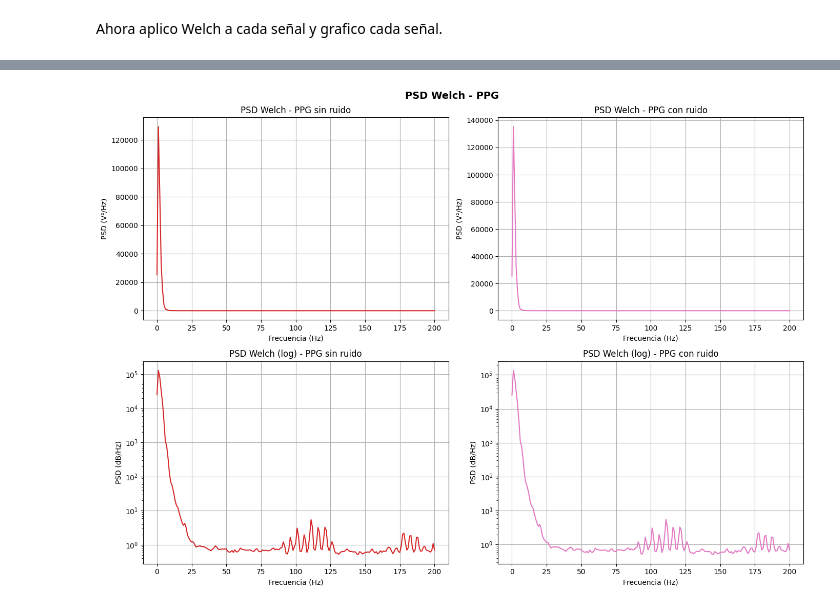
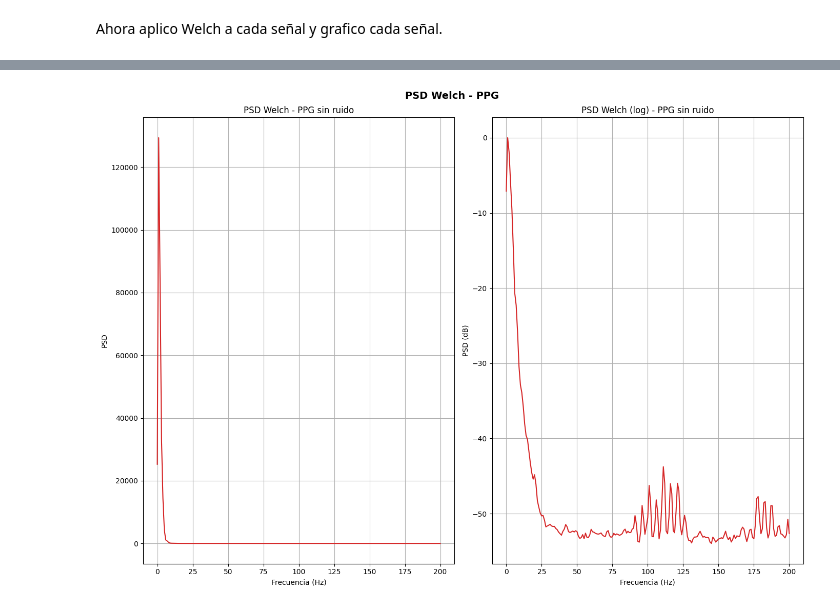
Before and after one commit to AlejoDAlesio/TS, a Jupyter notebook: TS5.ipynb, the cells around one changed output, grey strips where cells are left out. Saved outputs shown, nothing was run; the diff lists cells and outputs as text; code cells hidden in the pictures.

```diff
--- a/TS5.ipynb
+++ b/TS5.ipynb
@@ -116,15 +82,14 @@ Ahora aplico Welch a cada señal y grafico cada señal.
 ################
 # 1) ECG
 #---- Sin Ruido--------
+
 f_ECG, P_ECG = sig.welch(ecg_one_lead, fs_ecg, window='hann', nperseg=fs_ecg, noverlap=(fs_ecg/2), nfft=None, detrend='constant', return_onesided=True, scaling='density', axis=-1, average='mean')
-#---- Con Ruido ------
-f_ECG_r, P_ECG_r = sig.welch(ecg_one_lead_r.flatten(), fs_ecg, window='hann', nperseg=fs_ecg, noverlap=(fs_ecg/2), nfft=None, detrend='constant', return_onesided=True, scaling='density', axis=-1, average='mean')
+
 
 # 2) PPG
 #---- Sin Ruido --------
 f_PPG, P_PPG = sig.welch(ppg, fs_ppg, window='hann', nperseg=fs_ppg, noverlap=(fs_ppg/2), nfft=None, detrend='constant', return_onesided=True, scaling='density', axis=-1, average='mean')
-#---- Con Ruido --------
-f_PPG_r, P_PPG_r = sig.welch(ppg_r.flatten(), fs_ppg, window='hann', nperseg=fs_ppg, noverlap=(fs_ppg/2), nfft=None, detrend='constant', return_onesided=True, scaling='density', axis=-1, average='mean')
+
 
 # 3) Audio
 if len(wav_data.shape) > 1:
@@ -140,35 +105,22 @@ f_audio, P_audio = sig.welch(audio_procesar, fs_audio, window='hann', nperseg=np
 # =====================================================================
 # --- FIGURA 1: ECG - Lineal y Logarítmica ---
 # =====================================================================
-fig1, axes1 = plt.subplots(2, 2, figsize=(14, 10))
+fig1, axes1 = plt.subplots(1, 2, figsize=(14, 10))
 
 # Lineal - Sin ruido
-axes1[0, 0].plot(f_ECG, P_ECG, color='tab:blue')
-axes1[0, 0].set_title('PSD Welch - ECG sin ruido')
-axes1[0, 0].set_xlabel('Frecuencia (Hz)')
-axes1[0, 0].set_ylabel('PSD')
-axes1[0, 0].grid(True)
-
-# Lineal - Con ruido
-axes1[0, 1].plot(f_ECG_r, P_ECG_r, color='tab:cyan')
-axes1[0, 1].set_title('PSD Welch - ECG con ruido')
-axes1[0, 1].set_xlabel('Frecuencia (Hz)')
-axes1[0, 1].set_ylabel('PSD')
-axes1[0, 1].grid(True)
+axes1[0].plot(f_ECG, P_ECG, color='tab:blue')
+axes1[0].set_title('PSD Welch - ECG sin ruido')
+axes1[0].set_xlabel('Frecuencia (Hz)')
+axes1[0].set_ylabel('PSD')
+axes1[0].grid(True)
 
 # Logarítmica - Sin ruido
-axes1[1, 0].semilogy(f_ECG, P_ECG, color='tab:blue')
-axes1[1, 0].set_title('PSD Welch (log) - ECG sin ruido')
-axes1[1, 0].set_xlabel('Frecuencia (Hz)')
-axes1[1, 0].set_ylabel('PSD (dB)')
-axes1[1, 0].grid(True)
+axes1[1].plot(f_ECG, 10*np.log10(P_ECG / P_ECG.max()), color='tab:blue')
+axes1[1].set_title('PSD Welch (log) - ECG sin ruido')
+axes1[1].set_xlabel('Frecuencia (Hz)')
+axes1[1].set_ylabel('PSD (dB)')
+axes1[1].grid(True)
 
-# Logarítmica - Con ruido
-axes1[1, 1].semilogy(f_ECG_r, P_ECG_r, color='tab:cyan')
-axes1[1, 1].set_title('PSD Welch (log) - ECG con ruido')
-axes1[1, 1].set_xlabel('Frecuencia (Hz)')
-axes1[1, 1].set_ylabel('PSD (dB)')
-axes1[1, 1].grid(True)
 
 fig1.suptitle('PSD Welch - ECG', fontsize=14, fontweight='bold')
 plt.tight_layout()
@@ -177,35 +129,23 @@ plt.show()
 # =====================================================================
 # --- FIGURA 2: PPG - Lineal y Logarítmica ---
 # =====================================================================
-fig2, axes2 = plt.subplots(2, 2, figsize=(14, 10))
+fig2, axes2 = plt.subplots(1, 2, figsize=(14, 10))
 
 # Lineal - Sin ruido
-axes2[0, 0].plot(f_PPG, P_PPG, color='tab:red')
-axes2[0, 0].set_title('PSD Welch - PPG sin ruido')
-axes2[0, 0].set_xlabel('Frecuencia (Hz)')
-axes2[0, 0].set_ylabel('PSD')
-axes2[0, 0].grid(True)
+axes2[0].plot(f_PPG, P_PPG, color='tab:red')
+axes2[0].set_title('PSD Welch - PPG sin ruido')
+axes2[0].set_xlabel('Frecuencia (Hz)')
+axes2[0].set_ylabel('PSD')
+axes2[0].grid(True)
 
-# Lineal - Con ruido
-axes2[0, 1].plot(f_PPG_r, P_PPG_r, color='tab:pink')
-axes2[0, 1].set_title('PSD Welch - PPG con ruido')
-axes2[0, 1].set_xlabel('Frecuencia (Hz)')
-axes2[0, 1].set_ylabel('PSD')
-axes2[0, 1].grid(True)
 
 # Logarítmica - Sin ruido
-axes2[1, 0].semilogy(f_PPG, P_PPG, color='tab:red')
-axes2[1, 0].set_title('PSD Welch (log) - PPG sin ruido')
-axes2[1, 0].set_xlabel('Frecuencia (Hz)')
-axes2[1, 0].set_ylabel('PSD (dB)')
-axes2[1, 0].grid(True)
+axes2[1].plot(f_PPG, 10*np.log10(P_PPG / P_PPG.max()), color='tab:red')
+axes2[1].set_title('PSD Welch (log) - PPG sin ruido')
+axes2[1].set_xlabel('Frecuencia (Hz)')
+axes2[1].set_ylabel('PSD (dB)')
+axes2[1].grid(True)
 
-# Logarítmica - Con ruido
-axes2[1, 1].semilogy(f_PPG_r, P_PPG_r, color='tab:pink')
-axes2[1, 1].set_title('PSD Welch (log) - PPG con ruido')
-axes2[1, 1].set_xlabel('Frecuencia (Hz)')
-axes2[1, 1].set_ylabel('PSD (dB)')
-axes2[1, 1].grid(True)
 
 fig2.suptitle('PSD Welch - PPG', fontsize=14, fontweight='bold')
 plt.tight_layout()
@@ -225,7 +165,7 @@ axes3[0].set_xlim(0, 6000)
 axes3[0].grid(True)
 
 # Logarítmica
-axes3[1].semilogy(f_audio, P_audio, color='tab:orange')
+axes3[1].plot(f_audio, 10*np.log10(P_audio / P_audio.max()), color='tab:orange')
 axes3[1].set_title('PSD Welch (log) - Audio (La Cucaracha)')
 axes3[1].set_xlabel('Frecuencia (Hz)')
 axes3[1].set_ylabel('PSD (dB)')
@@ -240 +180 @@ plt.show()
-[figure, old version]
+[figure, new version]
```
Also changed, not shown: parts of 6 cells of this notebook.
